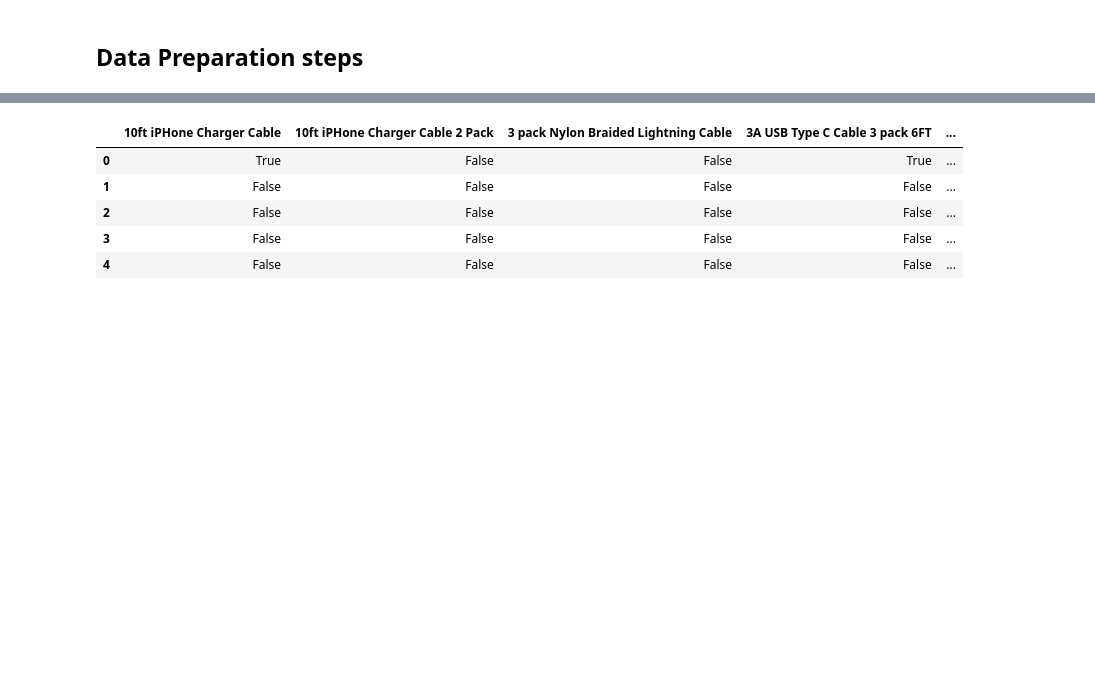
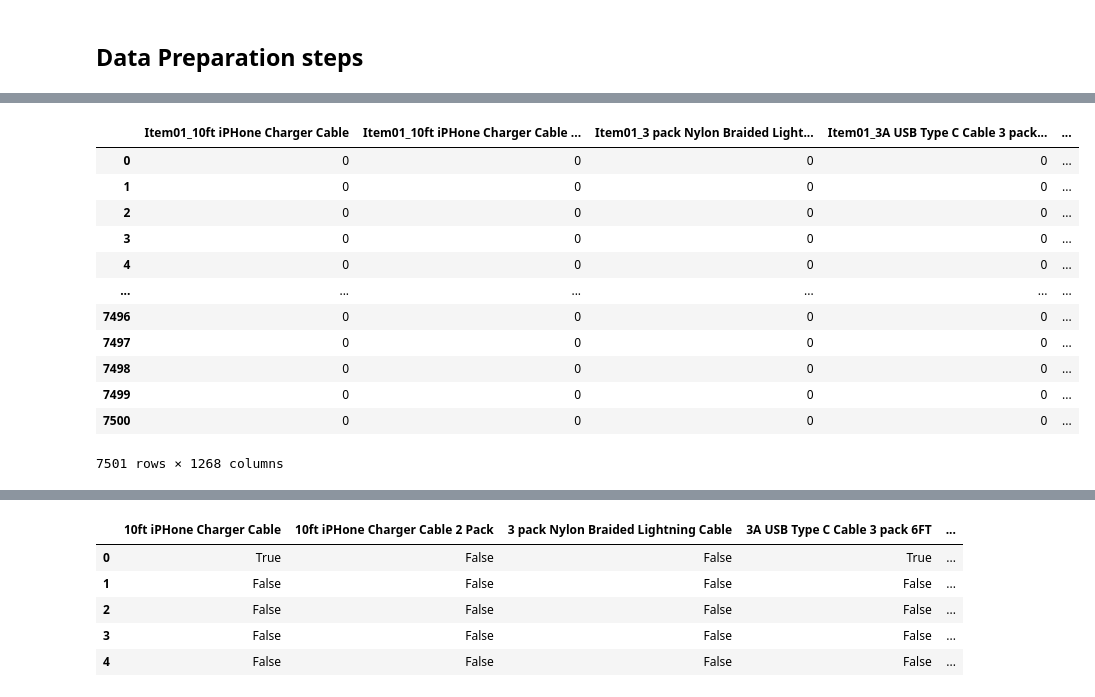
Before and after one commit to cfreeman22/d212_data_mining_2, a Jupyter notebook: D212_task3.ipynb, the cells around one changed output, grey strips where cells are left out. Saved outputs shown, nothing was run; the diff lists cells and outputs as text; code cells hidden in the pictures; blank space fills up the shorter version.

```diff
--- a/D212_task3.ipynb
+++ b/D212_task3.ipynb
@@ -49,0 +84,5 @@ df = pd.read_csv('/content/drive/My Drive/teleco_market_basket.csv')
+# %%
+df = data.copy()
+# %%
+# droping all rows that contains only nan values (no transaction in that row)
+df = df.dropna(axis = 0, how= 'all')
@@ -58,0 +188,19 @@ df.head()
+# %%
+# preparing data using one hot encoding
+clean_data = pd.get_dummies(clean_data)
+clean_data = clean_data.groupby(level=0, axis=1).sum()
+clean_data
+# %% [output]
+|  | Item01_10ft iPHone Charger Cable | Item01_10ft iPHone Charger Cable ... | Item01_3 pack Nylon Braided Light... | Item01_3A USB Type C Cable 3 pack... | ... |
+| 0 | 0 | 0 | 0 | 0 | ... |
+| 1 | 0 | 0 | 0 | 0 | ... |
+| 2 | 0 | 0 | 0 | 0 | ... |
+| 3 | 0 | 0 | 0 | 0 | ... |
+| 4 | 0 | 0 | 0 | 0 | ... |
+| ... | ... | ... | ... | ... | ... |
+| 7496 | 0 | 0 | 0 | 0 | ... |
+| 7497 | 0 | 0 | 0 | 0 | ... |
+| 7498 | 0 | 0 | 0 | 0 | ... |
+| 7499 | 0 | 0 | 0 | 0 | ... |
+| 7500 | 0 | 0 | 0 | 0 | ... |
+7501 rows × 1268 columns
```
Also changed, not shown: parts of 52 cells of this notebook.
